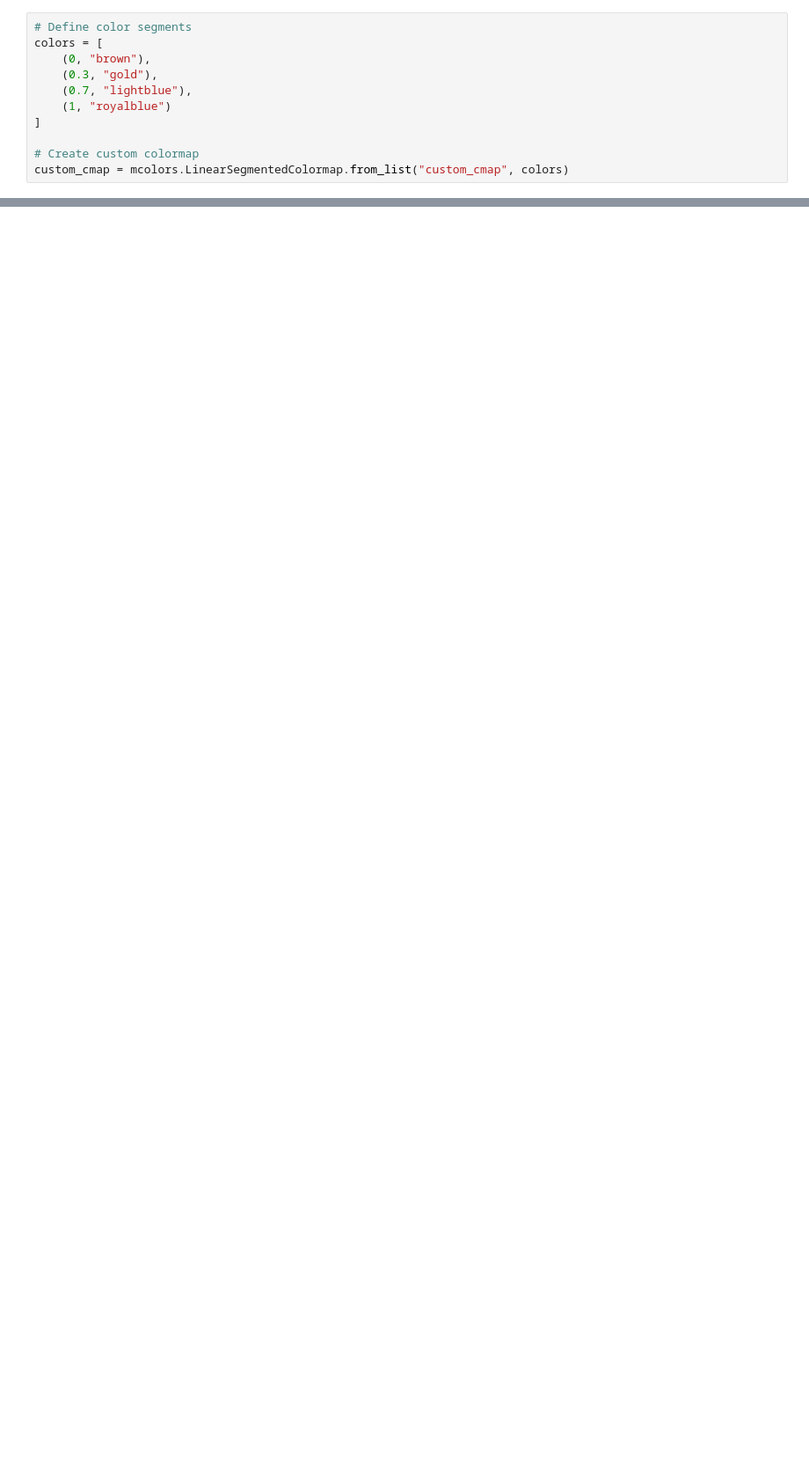
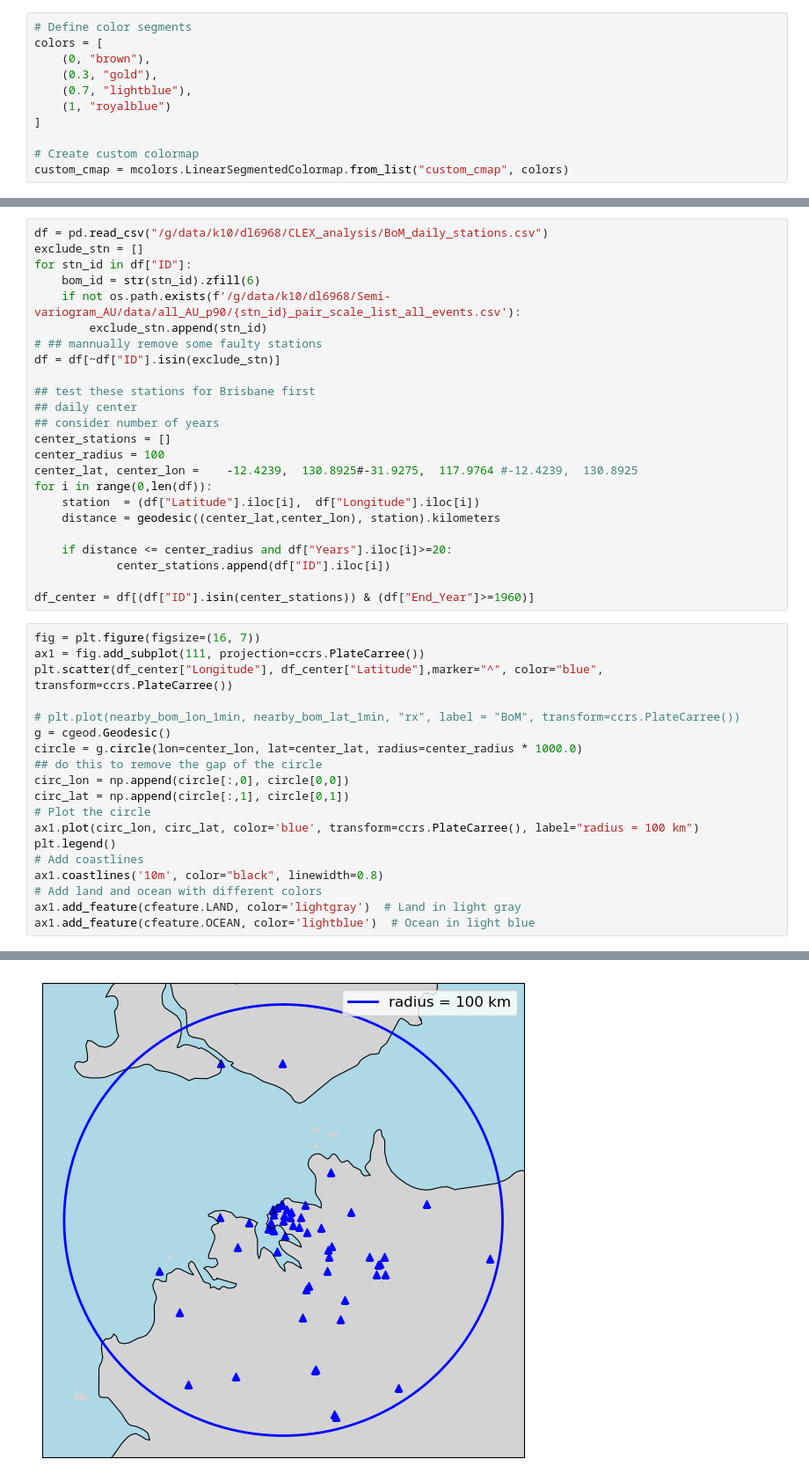
Before and after one commit to dongqi-DQ/Semi-variogram_AU, a Jupyter notebook: plot_seasonality.ipynb, the cells around one changed output, grey strips where cells are left out. Shown at 88% size. Saved outputs shown, nothing was run; the diff lists cells and outputs as text; blank space fills up the shorter version.

```diff
--- a/plot_seasonality.ipynb
+++ b/plot_seasonality.ipynb
@@ -137,0 +555,44 @@ plt.savefig("AU_seasonality.png", dpi=200, bbox_inches="tight")
+# %%
+df = pd.read_csv("/g/data/k10/dl6968/CLEX_analysis/BoM_daily_stations.csv")
+exclude_stn = []
+for stn_id in df["ID"]:
+    bom_id = str(stn_id).zfill(6)
+    if not os.path.exists(f'/g/data/k10/dl6968/Semi-variogram_AU/data/all_AU_p90/{stn_id}_pair_scale_list_all_events.csv'):
+        exclude_stn.append(stn_id)
+# ## mannually remove some faulty stations
+df = df[~df["ID"].isin(exclude_stn)]
+
+## test these stations for Brisbane first
+## daily center
+## consider number of years
+center_stations = []
+center_radius = 100
+center_lat, center_lon =    -12.4239,  130.8925#-31.9275,  117.9764 #-12.4239,  130.8925
+for i in range(0,len(df)):
+    station  = (df["Latitude"].iloc[i],  df["Longitude"].iloc[i])
+    distance = geodesic((center_lat,center_lon), station).kilometers
+
+    if distance <= center_radius and df["Years"].iloc[i]>=20:
+            center_stations.append(df["ID"].iloc[i])
+
+df_center = df[(df["ID"].isin(center_stations)) & (df["End_Year"]>=1960)]
+# %%
+fig = plt.figure(figsize=(16, 7))
+ax1 = fig.add_subplot(111, projection=ccrs.PlateCarree())
+plt.scatter(df_center["Longitude"], df_center["Latitude"],marker="^", color="blue", transform=ccrs.PlateCarree())
+
+# plt.plot(nearby_bom_lon_1min, nearby_bom_lat_1min, "rx", label = "BoM", transform=ccrs.PlateCarree())
+g = cgeod.Geodesic()
+circle = g.circle(lon=center_lon, lat=center_lat, radius=center_radius * 1000.0)
+## do this to remove the gap of the circle
+circ_lon = np.append(circle[:,0], circle[0,0])
+circ_lat = np.append(circle[:,1], circle[0,1])
+# Plot the circle
+ax1.plot(circ_lon, circ_lat, color='blue', transform=ccrs.PlateCarree(), label="radius = 100 km")
+plt.legend()
+# Add coastlines
+ax1.coastlines('10m', color="black", linewidth=0.8)
+# Add land and ocean with different colors
+ax1.add_feature(cfeature.LAND, color='lightgray')  # Land in light gray
+ax1.add_feature(cfeature.OCEAN, color='lightblue')  # Ocean in light blue
+# %% [output]
@@ -137,0 +600 @@ plt.savefig("AU_seasonality.png", dpi=200, bbox_inches="tight")
+[figure, added]
```
Also changed, not shown: parts of 39 cells of this notebook, 21 other files.
